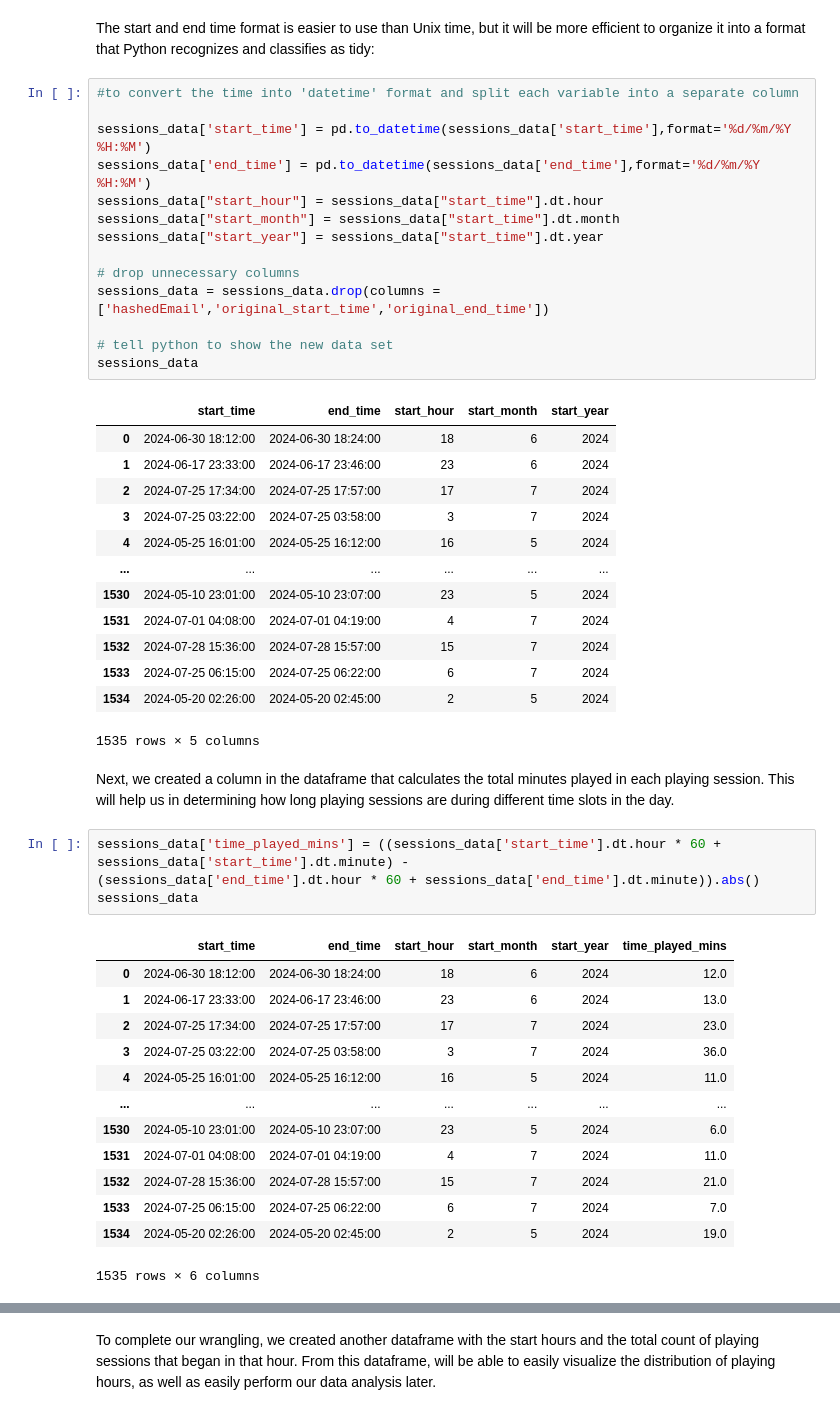
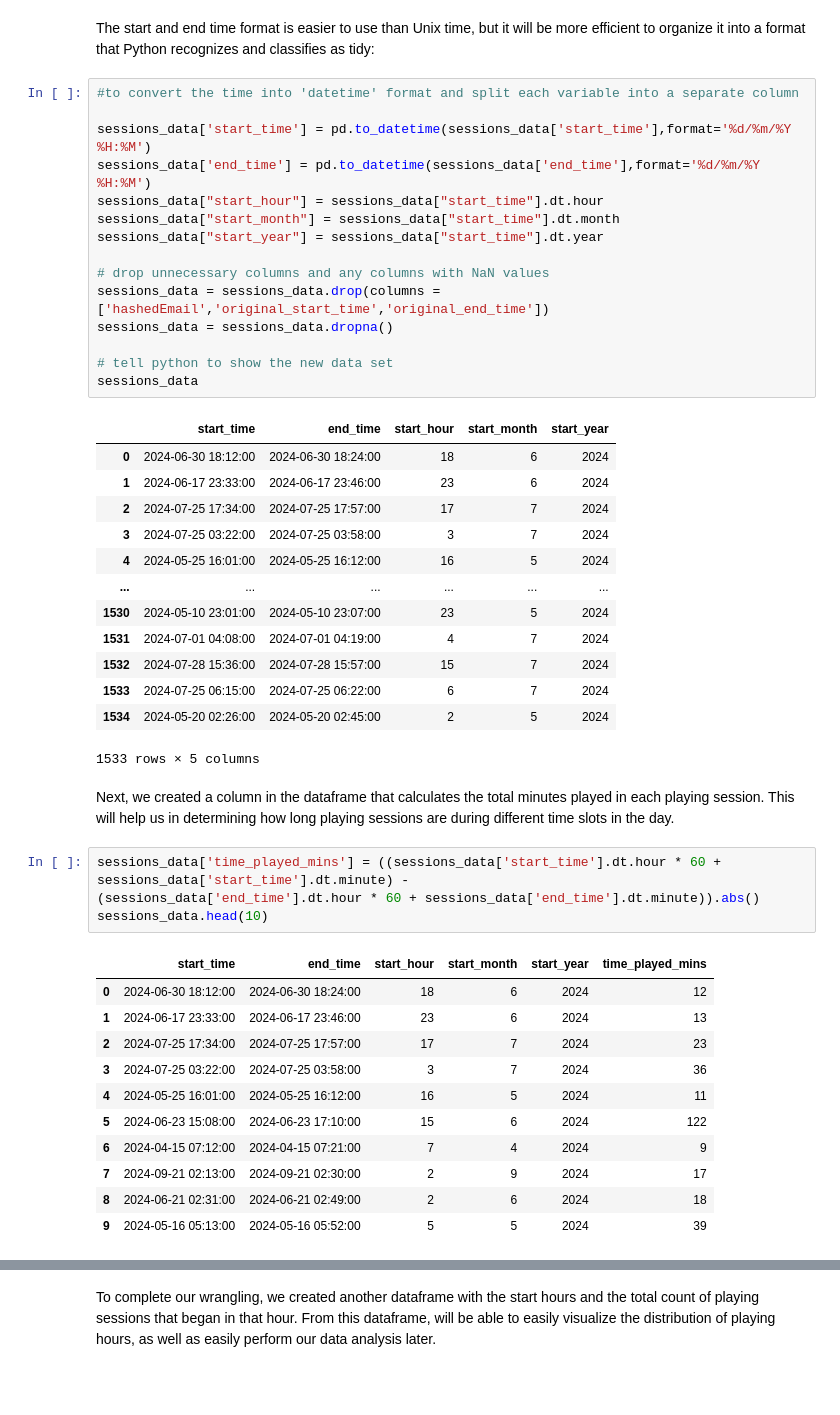
Before and after one commit to ryann-wilson/dsci-100-2024w1-group-104, a Jupyter notebook: datetime_data (1).ipynb, the cells around one changed output, grey strips where cells are left out. Cells and saved outputs as stored; diff of their text form; blank space fills up the shorter version.

```diff
--- a/datetime_data (1).ipynb
+++ b/datetime_data (1).ipynb
@@ -76,8 +78,9 @@ sessions_data["start_hour"] = sessions_data["start_time"].dt.hour
 sessions_data["start_month"] = sessions_data["start_time"].dt.month
 sessions_data["start_year"] = sessions_data["start_time"].dt.year
 
-# drop unnecessary columns
+# drop unnecessary columns and any columns with NaN values
 sessions_data = sessions_data.drop(columns = ['hashedEmail','original_start_time','original_end_time'])
+sessions_data = sessions_data.dropna()
 
 # tell python to show the new data set
 sessions_data
@@ -94,24 +97,22 @@ sessions_data
 | 1532 | 2024-07-28 15:36:00 | 2024-07-28 15:57:00 | 15 | 7 | 2024 |
 | 1533 | 2024-07-25 06:15:00 | 2024-07-25 06:22:00 | 6 | 7 | 2024 |
 | 1534 | 2024-05-20 02:26:00 | 2024-05-20 02:45:00 | 2 | 5 | 2024 |
-1535 rows × 5 columns
+1533 rows × 5 columns
 # %% [markdown]
 Next, we created a column in the dataframe that calculates the total minutes played in each playing session. This will help us in determining how long playing sessions are during different time slots in the day.
 # %%
 sessions_data['time_played_mins'] = ((sessions_data['start_time'].dt.hour * 60 + sessions_data['start_time'].dt.minute) -
 (sessions_data['end_time'].dt.hour * 60 + sessions_data['end_time'].dt.minute)).abs()
-sessions_data
+sessions_data.head(10)
 # %% [output]
 |  | start_time | end_time | start_hour | start_month | start_year | time_played_mins |
-| 0 | 2024-06-30 18:12:00 | 2024-06-30 18:24:00 | 18 | 6 | 2024 | 12.0 |
-| 1 | 2024-06-17 23:33:00 | 2024-06-17 23:46:00 | 23 | 6 | 2024 | 13.0 |
-| 2 | 2024-07-25 17:34:00 | 2024-07-25 17:57:00 | 17 | 7 | 2024 | 23.0 |
-| 3 | 2024-07-25 03:22:00 | 2024-07-25 03:58:00 | 3 | 7 | 2024 | 36.0 |
-| 4 | 2024-05-25 16:01:00 | 2024-05-25 16:12:00 | 16 | 5 | 2024 | 11.0 |
-| ... | ... | ... | ... | ... | ... | ... |
-| 1530 | 2024-05-10 23:01:00 | 2024-05-10 23:07:00 | 23 | 5 | 2024 | 6.0 |
-| 1531 | 2024-07-01 04:08:00 | 2024-07-01 04:19:00 | 4 | 7 | 2024 | 11.0 |
-| 1532 | 2024-07-28 15:36:00 | 2024-07-28 15:57:00 | 15 | 7 | 2024 | 21.0 |
-| 1533 | 2024-07-25 06:15:00 | 2024-07-25 06:22:00 | 6 | 7 | 2024 | 7.0 |
-| 1534 | 2024-05-20 02:26:00 | 2024-05-20 02:45:00 | 2 | 5 | 2024 | 19.0 |
+| 0 | 2024-06-30 18:12:00 | 2024-06-30 18:24:00 | 18 | 6 | 2024 | 12 |
+| 1 | 2024-06-17 23:33:00 | 2024-06-17 23:46:00 | 23 | 6 | 2024 | 13 |
+| 2 | 2024-07-25 17:34:00 | 2024-07-25 17:57:00 | 17 | 7 | 2024 | 23 |
+| 3 | 2024-07-25 03:22:00 | 2024-07-25 03:58:00 | 3 | 7 | 2024 | 36 |
+| 4 | 2024-05-25 16:01:00 | 2024-05-25 16:12:00 | 16 | 5 | 2024 | 11 |
+| 5 | 2024-06-23 15:08:00 | 2024-06-23 17:10:00 | 15 | 6 | 2024 | 122 |
+| 6 | 2024-04-15 07:12:00 | 2024-04-15 07:21:00 | 7 | 4 | 2024 | 9 |
+| 7 | 2024-09-21 02:13:00 | 2024-09-21 02:30:00 | 2 | 9 | 2024 | 17 |
+| 8 | 2024-06-21 02:31:00 | 2024-06-21 02:49:00 | 2 | 6 | 2024 | 18 |
+| 9 | 2024-05-16 05:13:00 | 2024-05-16 05:52:00 | 5 | 5 | 2024 | 39 |
-1535 rows × 6 columns
```
Also changed, not shown: parts of 25 cells of this notebook.
